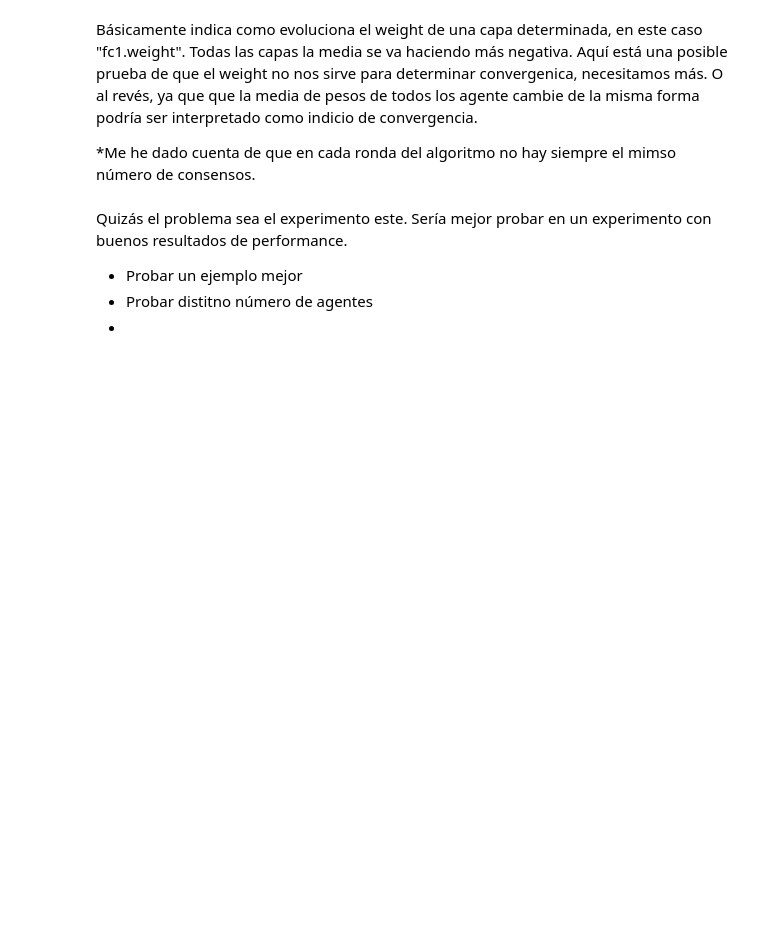
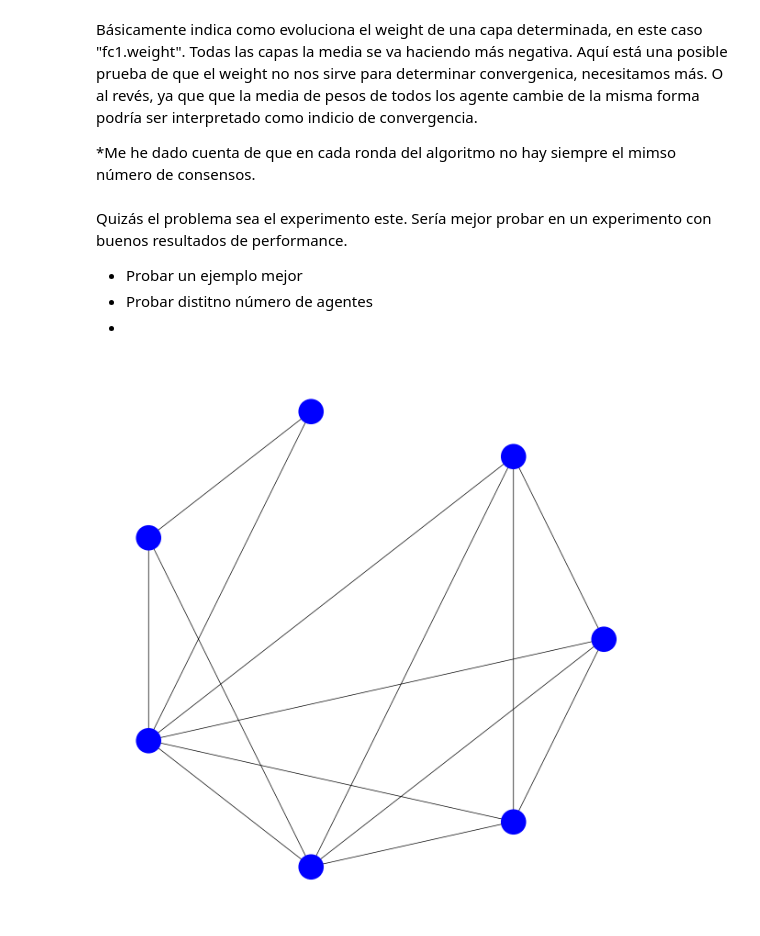
Before and after one commit to logosamuel02/tfg_samuel, a Jupyter notebook: notebooks/plots_10.ipynb, the cells around one changed output. Drawn from its saved outputs; the diff is of its cells as text; code cells hidden in the pictures; blank space fills up the shorter version.

```diff
--- a/notebooks/plots_10.ipynb
+++ b/notebooks/plots_10.ipynb
@@ -217,3 +217,15 @@ Quizás el problema sea el experimento este. Sería mejor probar en un experimen
 - Probar un ejemplo mejor
 - Probar distitno número de agentes
 -
+# %%
+import networkx as nx
+import matplotlib.pyplot as plt
+
+G = nx.watts_strogatz_graph(n = 7, k = 4, p = 0.5)
+pos = nx.circular_layout(G)
+
+plt.figure(figsize = (12, 12))
+nx.draw(G, pos, node_color = 'blue',
+              node_size = 1500)
+# %% [output]
+[figure, added]
```
Also changed, not shown: parts of 2 cells of this notebook, 11 other files.
